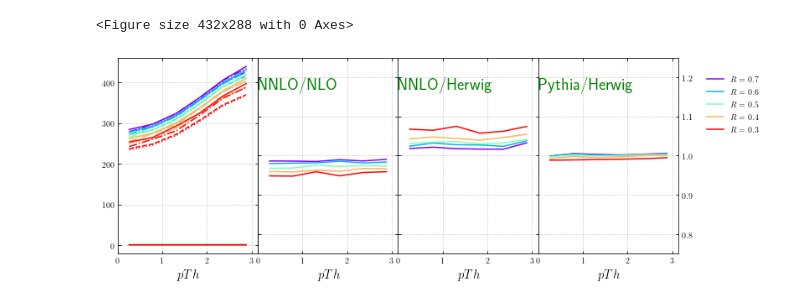
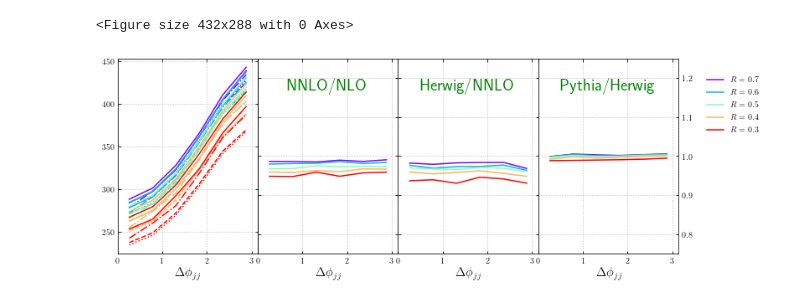
Before and after one commit to neorobin88/LH19VFHstudy, a Jupyter notebook: plots/DeltaPhiJJ.ipynb, the cells around one changed output. Cells and saved outputs as stored; diff of their text form; code cells hidden in the pictures.

Commit message:
updated plot scripts

```diff
--- a/plots/DeltaPhiJJ.ipynb
+++ b/plots/DeltaPhiJJ.ipynb
@@ -22,7 +22,7 @@ HNLOPS2=yoda.readYODA(datadir+"PWG-PY8-manyR.yoda")
 HNLOPS3=yoda.readYODA(datadir+"SherpaCMW.yoda")
 psobs='deltaphi_jj'
 foobs='deltaphi_jj'
-obsname='$pTh$'
+obsname='$\Delta\phi_{jj}$'
 myxrange=[0.,3.14]
 logxscale=False
 logyscale=False
@@ -54,9 +54,9 @@ for R,col in zip(Rs,colors):
     hps2=np.array([HNLOPS2['/MC_HJETSVBF/'+psobs+'_%s_heavy_forward'%R].bin(i).height for i in range(0,len(x))])
     hps3=np.array([HNLOPS3['/MC_HJETSVBF/'+psobs+'_%s_heavy_forward'%R].bin(i).height for i in range(0,len(x))])
     ax1.plot(x,hnnlo/hnlo,c=col,label="$R=%s$"%R)
-    ax2.plot(x,hnnlo/hps1,c=col,label="$R=%s$"%R)
+    ax2.plot(x,hps1/hnnlo,c=col,label="$R=%s$"%R)
     ax3.plot(x,hps2/hps1,c=col,label="$R=%s$"%R)
-    ax4.plot(x,hps3/hps1,c=col,label="$R=%s$"%R)
+    ax4.plot(x,hnlo,c=col,label="$R=%s$"%R)
     ax4.plot(x,hnnlo,c=col,linestyle="solid")
     ax4.plot(x,hps1,c=col,linestyle="dashed")
     ax4.plot(x,hps2,c=col,linestyle="dotted")
@@ -67,37 +67,39 @@ ax3.legend(frameon=False,fontsize=10,bbox_to_anchor=(1.05,-0.05, 0.575, 1.0))
 ax1.set_xlabel(obsname, fontsize=15)
 ax2.set_xlabel(obsname, fontsize=15)
 ax3.set_xlabel(obsname, fontsize=15)
 ax4.set_xlabel(obsname, fontsize=15)
 ax1.set_ylabel(obsname+" ratio", fontsize=15)
 
 for ax in [ax1,ax2,ax3,ax4]:
     ax.set_xlim(myxrange)
     ax.yaxis.set_ticks_position("both")
     ax.xaxis.set_ticks_position("both")
     ax.grid(linestyle='dotted');
     ax.yaxis.set_tick_params(direction="in",which="both")
     ax.xaxis.set_tick_params(direction="in",which="both")
 for ax in [ax1,ax2,ax3]:
     ax.set_ylim([0.75,1.25])
 
 ax4.yaxis.set_label_position("left")
 ax1.tick_params(labelleft='False')
 ax2.tick_params(labelleft='False')
 ax3.yaxis.set_label_position("right")
 ax3.yaxis.tick_right()
 
-ax1.text(myxrange[0],1.2,"NNLO/NLO",
-        verticalalignment='top',  horizontalalignment='left',
+if logxscale: xmidpos = math.exp((math.log(myxrange[0])+math.log(myxrange[1]))/2)
+else: xmidpos = (myxrange[0]+myxrange[1])/2
+ax1.text(xmidpos,1.2,"NNLO/NLO",
+        verticalalignment='top',  horizontalalignment='center',
         color='green', fontsize=20)
-ax2.text(myxrange[0],1.2,"NNLO/Herwig",
-        verticalalignment='top',  horizontalalignment='left',
+ax2.text(xmidpos,1.2,"Herwig/NNLO",
+        verticalalignment='top',  horizontalalignment='center',
         color='green', fontsize=20)
-ax3.text(myxrange[0],1.2,"Pythia/Herwig",
-        verticalalignment='top',  horizontalalignment='left',
+ax3.text(xmidpos,1.2,"Pythia/Herwig",
+        verticalalignment='top',  horizontalalignment='center',
         color='green', fontsize=20)
 
 plt.show()
 fig.savefig(psobs+".pdf",bbox_inches='tight')
 # %% [output]
 <Figure size 432x288 with 0 Axes>
-[figure, old version]
+[figure, new version]
```
Also changed, not shown: 1 other file.
